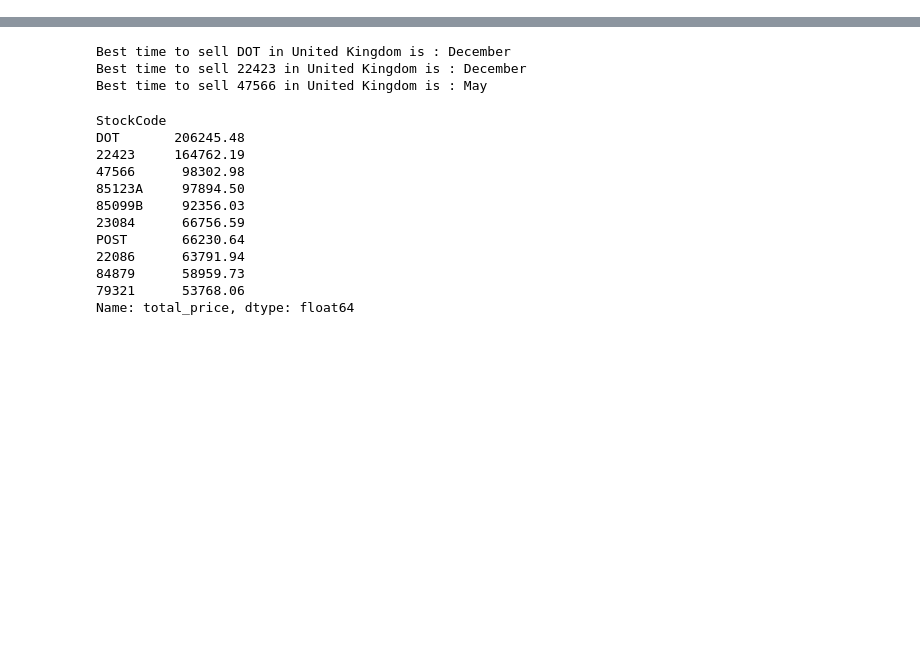
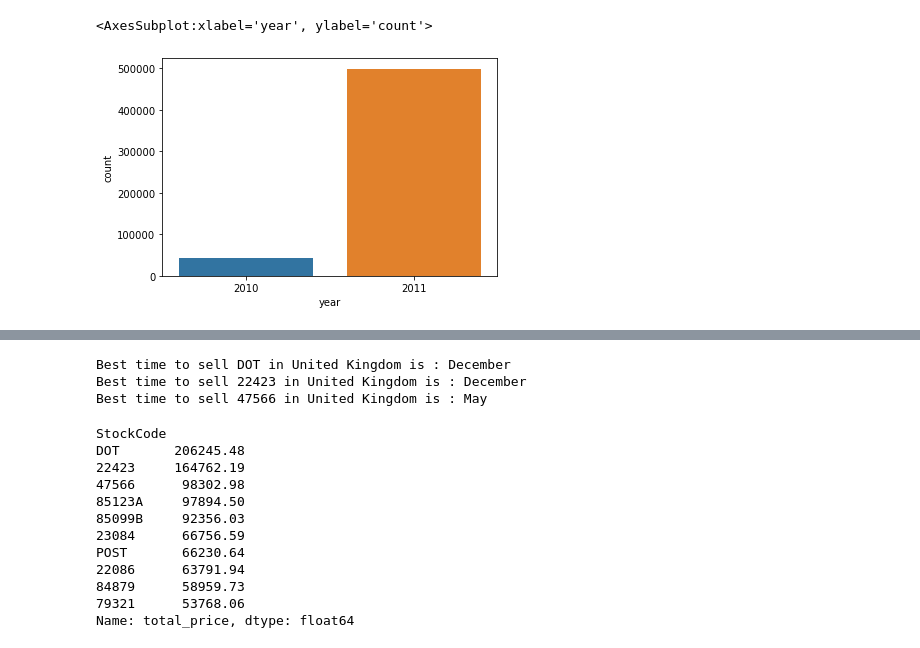
Before and after one commit to Shashank-Agr/Team-A-Shashank_Vikash, a Jupyter notebook: DataAnalysis/case_study_data_analysis.ipynb, the cells around one changed output, grey strips where cells are left out. Saved outputs shown, nothing was run; the diff lists cells and outputs as text; code cells hidden in the pictures; blank space fills up the shorter version.

```diff
--- a/DataAnalysis/case_study_data_analysis.ipynb
+++ b/DataAnalysis/case_study_data_analysis.ipynb
@@ -31,0 +120,8 @@ df.head()
+# %%
+#plot customer count year-wise
+
+plt.title('Customer count : Year Wise')
+sns.countplot(x = 'year',  data = retail_df)
+# %% [output]
+<AxesSubplot:xlabel='year', ylabel='count'>
+[figure, added]
```
Also changed, not shown: parts of 20 cells of this notebook.
